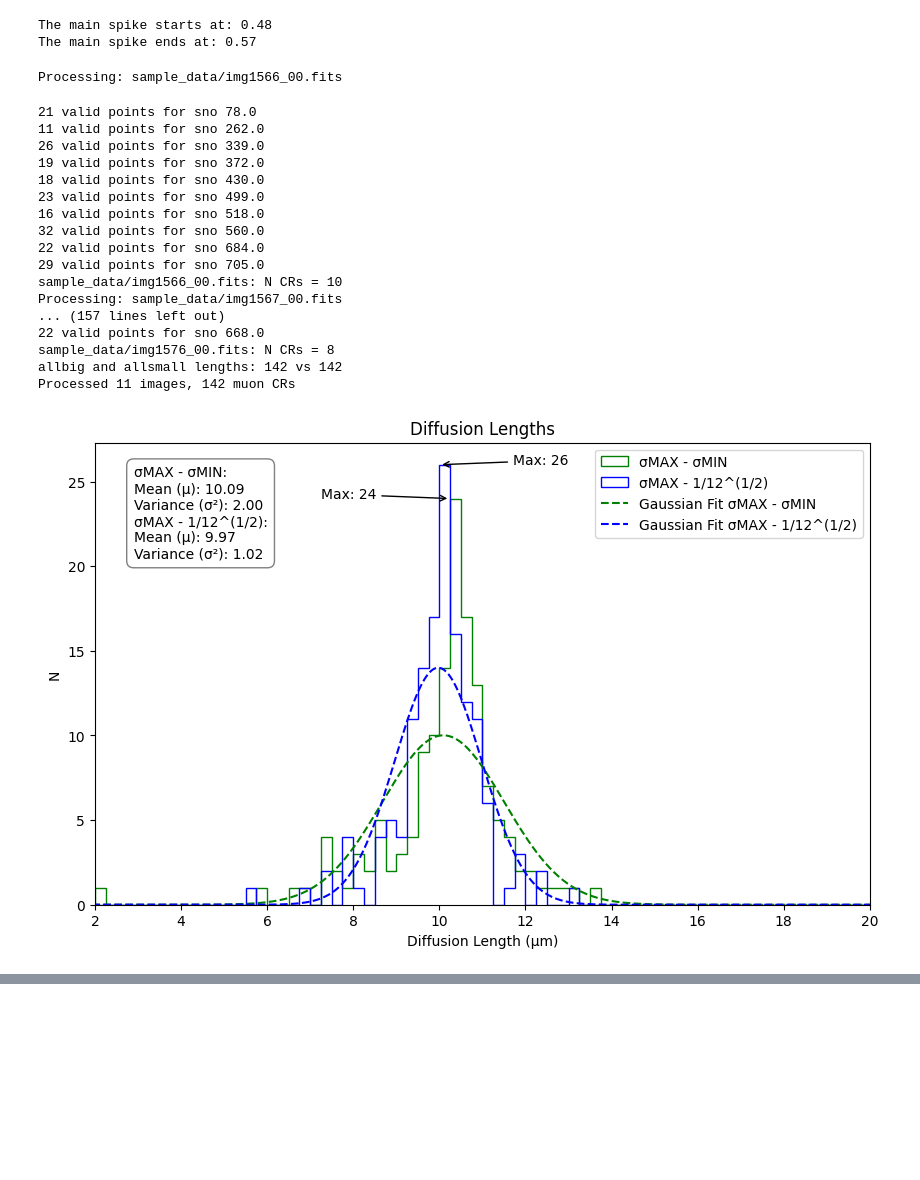
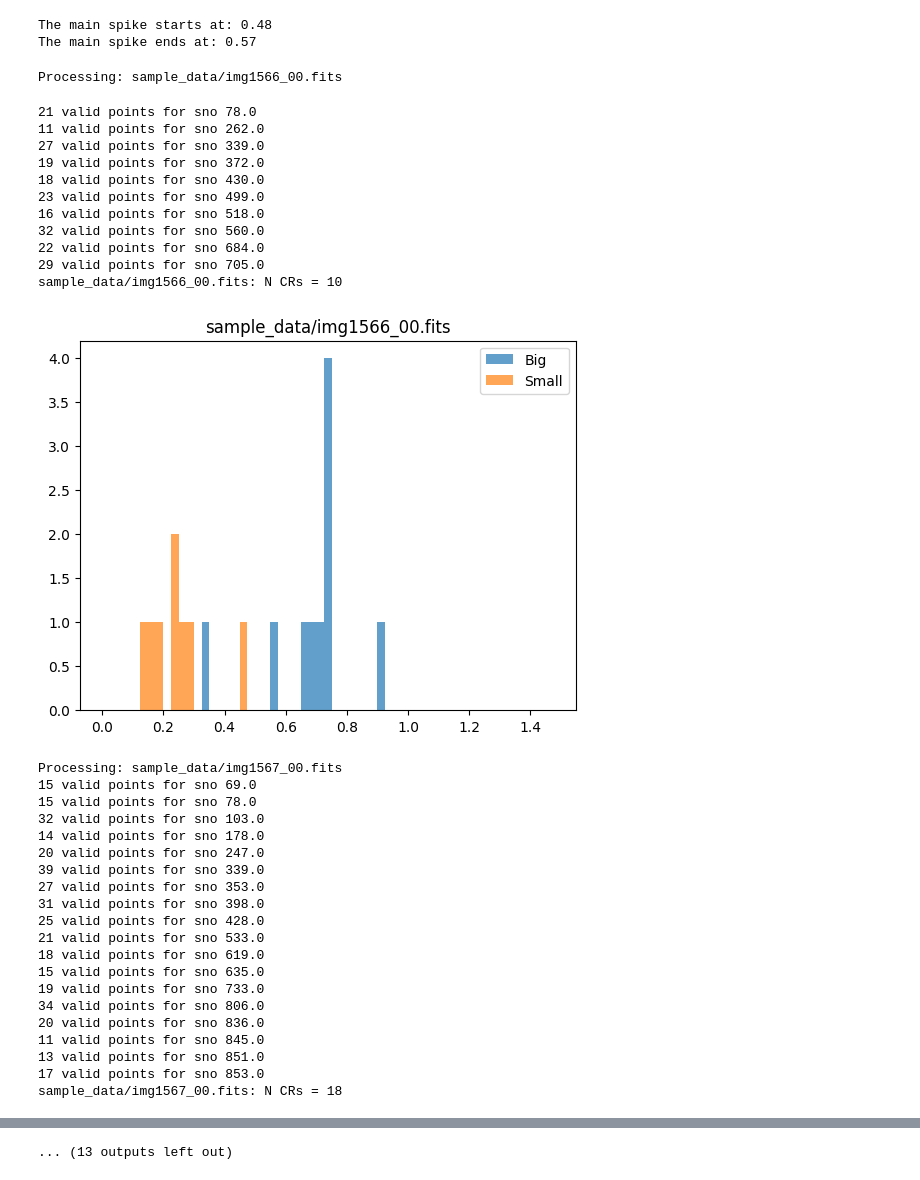
Before and after one commit to mikelangmayr/muon-detector-tools, a Jupyter notebook: Muon_detection.ipynb, the cells around one changed output, grey strips where cells are left out. Saved outputs shown, nothing was run; the diff lists cells and outputs as text; code cells hidden in the pictures; blank space fills up the shorter version.

Commit message:
cleanup, split out parts of muon_detect into separate functions

```diff
--- a/Muon_detection.ipynb
+++ b/Muon_detection.ipynb
@@ -41,26 +40,40 @@ print(f'The main spike ends at: {spike_end}')
 The main spike starts at: 0.48
 The main spike ends at: 0.57
 # %%
-from muon_fit.muon_fit import muon_fit
+from muon_fit.muon_detect import muon_detect
 
-muon_fit("sample_data", spike_start, spike_end, gplot=False, hplot=False, ps=True, crplot=False, verbose=False)
+muon_detect("sample_data", spike_start, spike_end, gplot=False, hplot=True, ps=True, crplot=False, verbose=False)
 # %% [output]
 Processing: sample_data/img1566_00.fits
 21 valid points for sno 78.0
 11 valid points for sno 262.0
-26 valid points for sno 339.0
+27 valid points for sno 339.0
 19 valid points for sno 372.0
 18 valid points for sno 430.0
 23 valid points for sno 499.0
 16 valid points for sno 518.0
 32 valid points for sno 560.0
 22 valid points for sno 684.0
 29 valid points for sno 705.0
 sample_data/img1566_00.fits: N CRs = 10
-Processing: sample_data/img1567_00.fits
-... (157 lines left out)
-22 valid points for sno 668.0
-sample_data/img1576_00.fits: N CRs = 8
-allbig and allsmall lengths: 142 vs 142
-Processed 11 images, 142 muon CRs
-[figure, old version]
+[figure, new version]
+Processing: sample_data/img1567_00.fits
+15 valid points for sno 69.0
+15 valid points for sno 78.0
+32 valid points for sno 103.0
+14 valid points for sno 178.0
+20 valid points for sno 247.0
+39 valid points for sno 339.0
+27 valid points for sno 353.0
+31 valid points for sno 398.0
+25 valid points for sno 428.0
+21 valid points for sno 533.0
+18 valid points for sno 619.0
+15 valid points for sno 635.0
+19 valid points for sno 733.0
+34 valid points for sno 806.0
+20 valid points for sno 836.0
+11 valid points for sno 845.0
+13 valid points for sno 851.0
+17 valid points for sno 853.0
+sample_data/img1567_00.fits: N CRs = 18
@@ -66,0 +149 @@ Processed 11 images, 142 muon CRs
+... (13 outputs left out)
```
Also changed, not shown: parts of 3 cells of this notebook, 5 other files.
